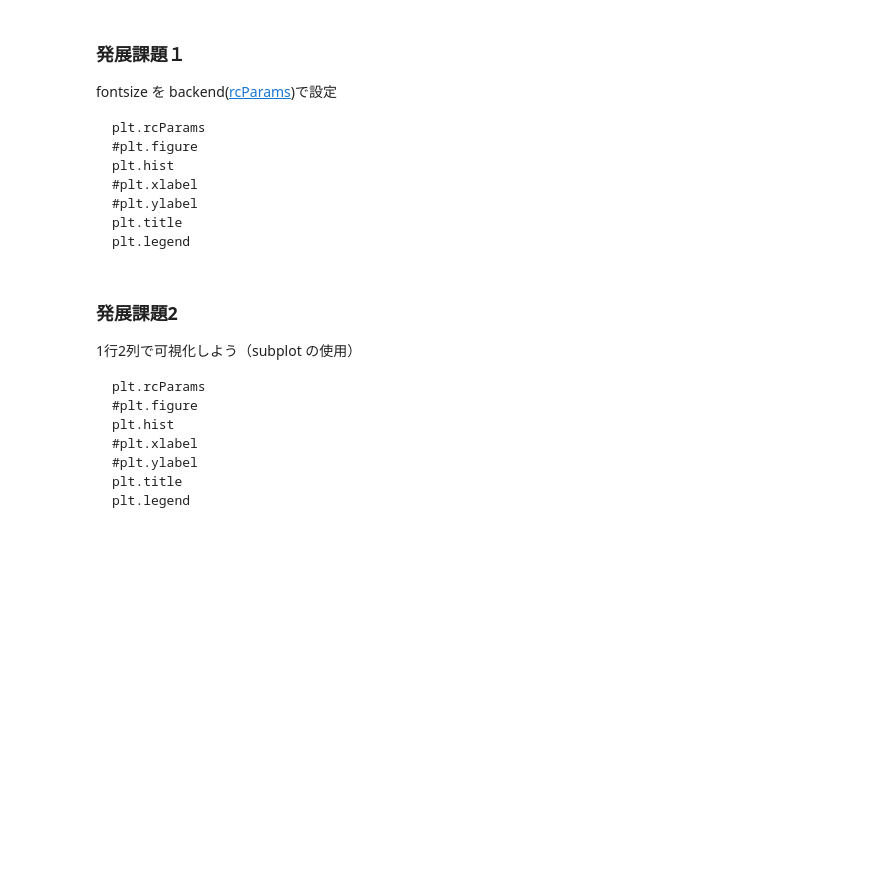
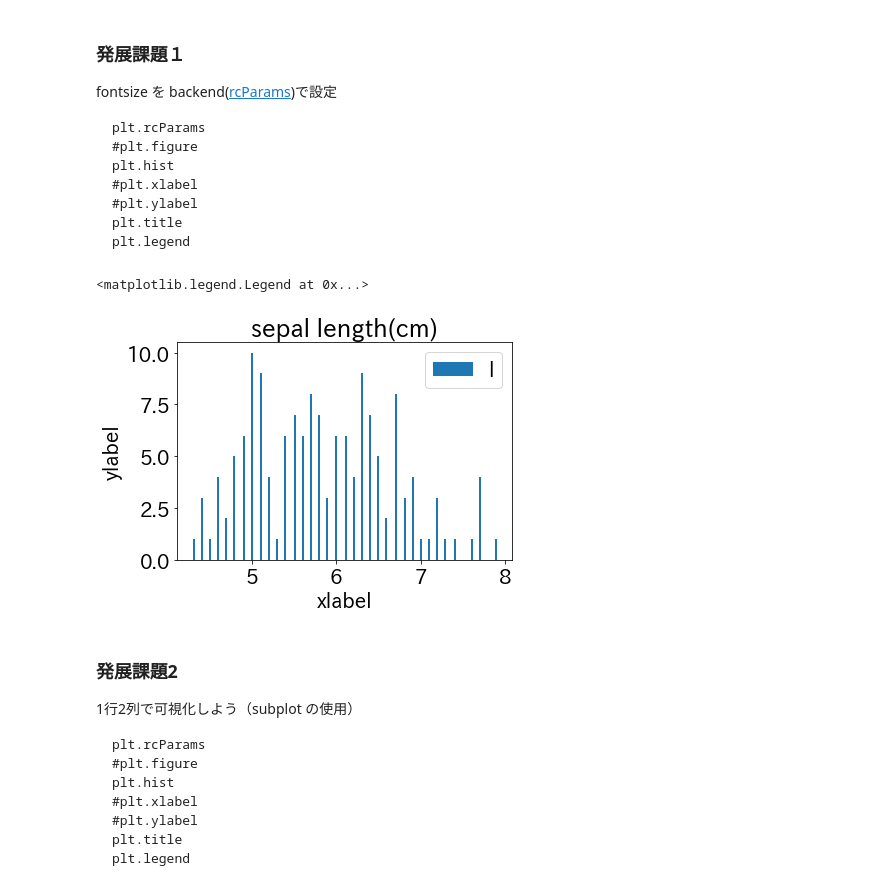
Before and after one commit to KeitaShira/Sample, a Jupyter notebook: 第3回課題.ipynb, the cells around one changed output. Drawn from its saved outputs; the diff is of its cells as text; code cells hidden in the pictures; blank space fills up the shorter version.

````diff
--- a/第3回課題.ipynb
+++ b/第3回課題.ipynb
@@ -135,6 +138,19 @@ plt.hist
 plt.title
 plt.legend
 ```
+# %%
+plt.rcParams['font.size']='20'
+#plt.figure
+plt.hist(iris_df[feature_names[0]],bins=len(iris_df[feature_names[0]]))
+#plt.xlabel
+plt.xlabel('xlabel')
+#plt.ylabel
+plt.ylabel('ylabel')
+plt.title('sepal length(cm)')
+plt.legend("legend")
+# %% [output]
+<matplotlib.legend.Legend at 0x...>
+[figure, added]
 # %% [markdown]
 ### 発展課題2
 1行2列で可視化しよう（subplot の使用）
````
Also changed, not shown: parts of 6 cells of this notebook.
